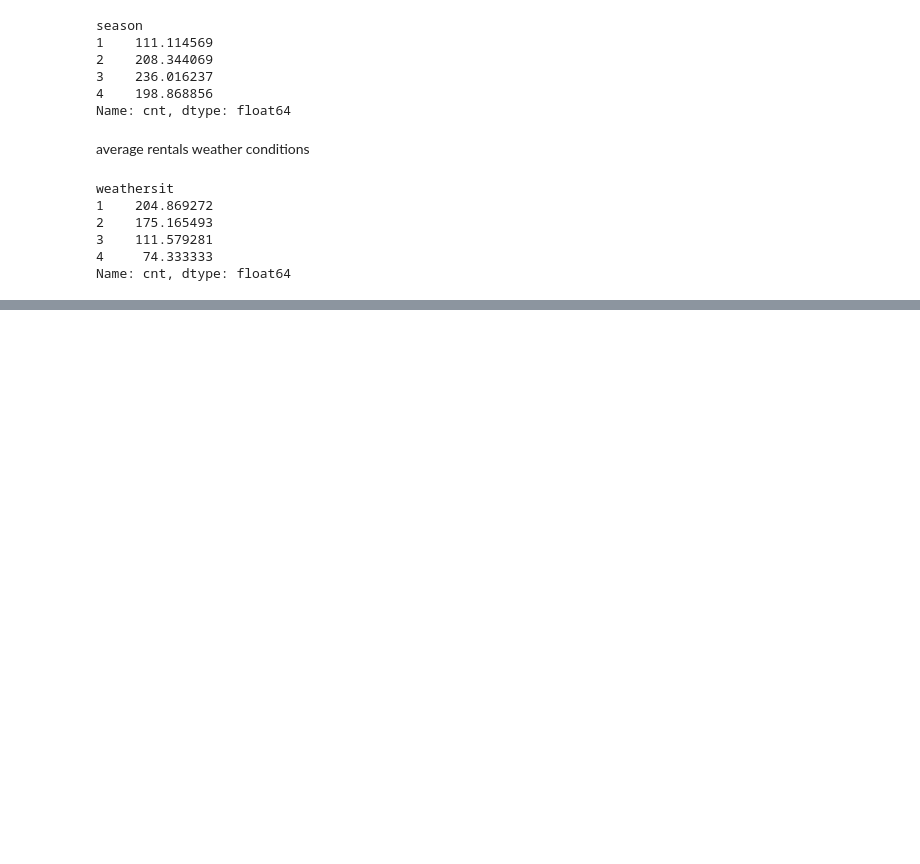
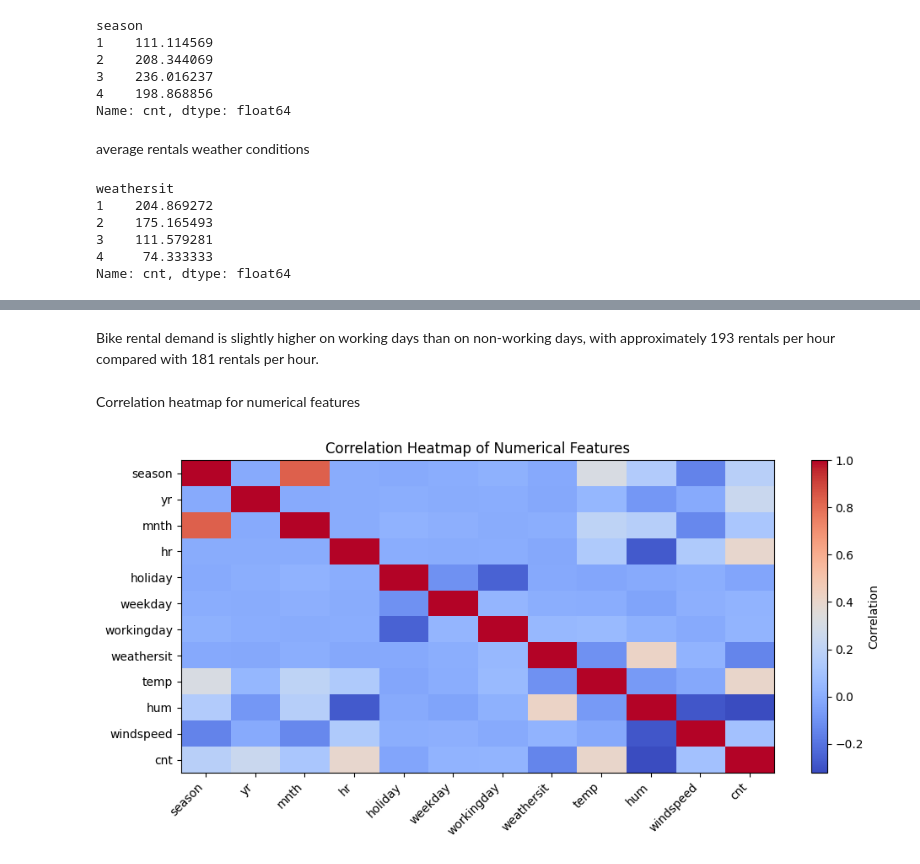
Before and after one commit to Mario03Jeffery/bike_rentals_project, a Jupyter notebook: notebooks/bike_demand_analysis.ipynb, the cells around one changed output, grey strips where cells are left out. Drawn from its saved outputs; the diff is of its cells as text; code cells hidden in the pictures; blank space fills up the shorter version.

```diff
--- a/notebooks/bike_demand_analysis.ipynb
+++ b/notebooks/bike_demand_analysis.ipynb
@@ -115,0 +223,45 @@ Name: cnt, dtype: float64
+# %% [markdown]
+Bike rental demand is slightly higher on working days than on non-working days, with approximately 193 rentals per hour compared with 181 rentals per hour.
+# %% [markdown]
+Correlation heatmap for numerical features
+# %%
+
+
+corr_columns = [
+    "season",
+    "yr",
+    "mnth",
+    "hr",
+    "holiday",
+    "weekday",
+    "workingday",
+    "weathersit",
+    "temp",
+    "hum",
+    "windspeed",
+    "cnt"
+]
+
+corr_matrix = df[corr_columns].corr()
+
+plt.figure(figsize=(10, 5))
+plt.imshow(corr_matrix, cmap="coolwarm", aspect="auto")
+plt.colorbar(label="Correlation")
+
+plt.xticks(
+    range(len(corr_matrix.columns)),
+    corr_matrix.columns,
+    rotation=45,
+    ha="right"
+)
+
+plt.yticks(
+    range(len(corr_matrix.columns)),
+    corr_matrix.columns
+)
+
+plt.title("Correlation Heatmap of Numerical Features")
+plt.tight_layout()
+plt.show()
+# %% [output]
+[figure, added]
```
Also changed, not shown: parts of 14 cells of this notebook.
